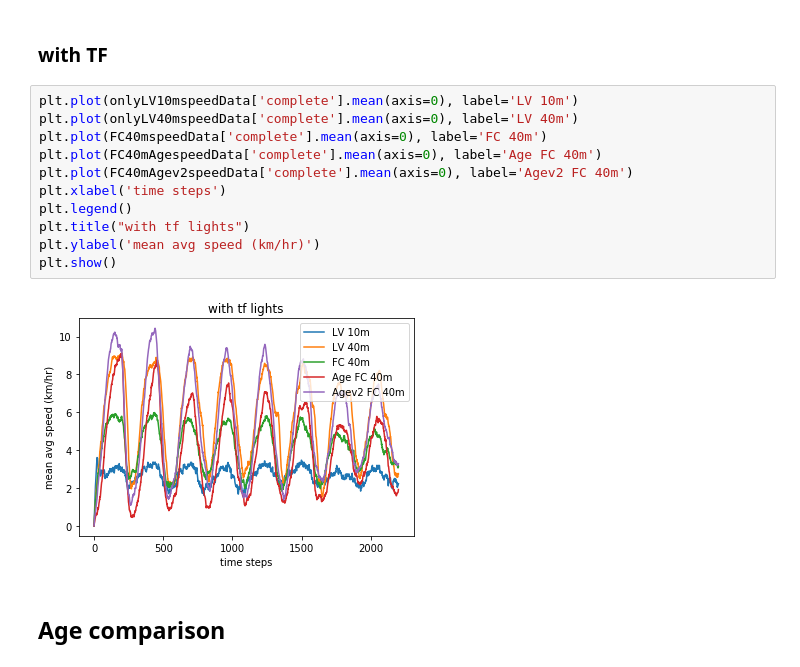
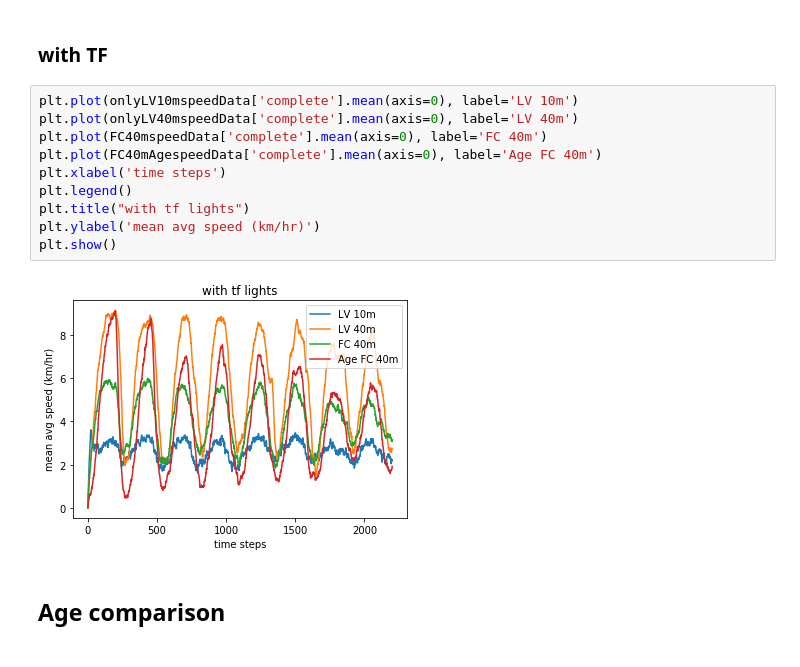
Before and after one commit to mynkpl1998/upgraded-octo-lamp, a Jupyter notebook: extras/analysis/homogeneous-with-tf.ipynb, the cells around one changed output. Cells and saved outputs as stored; diff of their text form.

```diff
--- a/extras/analysis/homogeneous-with-tf.ipynb
+++ b/extras/analysis/homogeneous-with-tf.ipynb
@@ -297,16 +281,15 @@ plt.show()
 # %%
 plt.plot(onlyLV10mspeedData['complete'].mean(axis=0), label='LV 10m')
 plt.plot(onlyLV40mspeedData['complete'].mean(axis=0), label='LV 40m')
 plt.plot(FC40mspeedData['complete'].mean(axis=0), label='FC 40m')
 plt.plot(FC40mAgespeedData['complete'].mean(axis=0), label='Age FC 40m')
-plt.plot(FC40mAgev2speedData['complete'].mean(axis=0), label='Agev2 FC 40m')
 plt.xlabel('time steps')
 plt.legend()
 plt.title("with tf lights")
 plt.ylabel('mean avg speed (km/hr)')
 plt.show()
 # %% [output]
-[figure, old version]
+[figure, new version]
 # %% [markdown]
 ## Age comparison
 # %%
```
Also changed, not shown: parts of 11 cells of this notebook.
